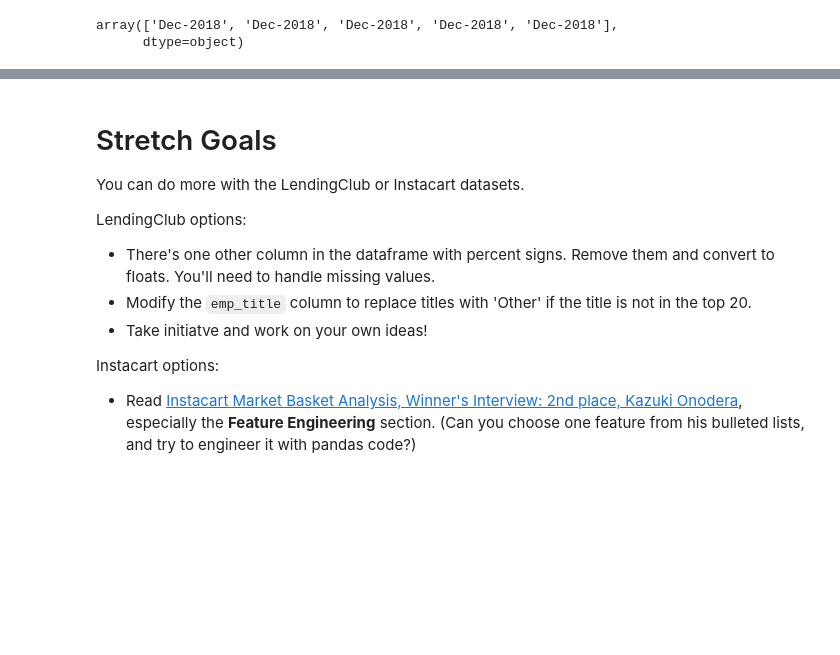
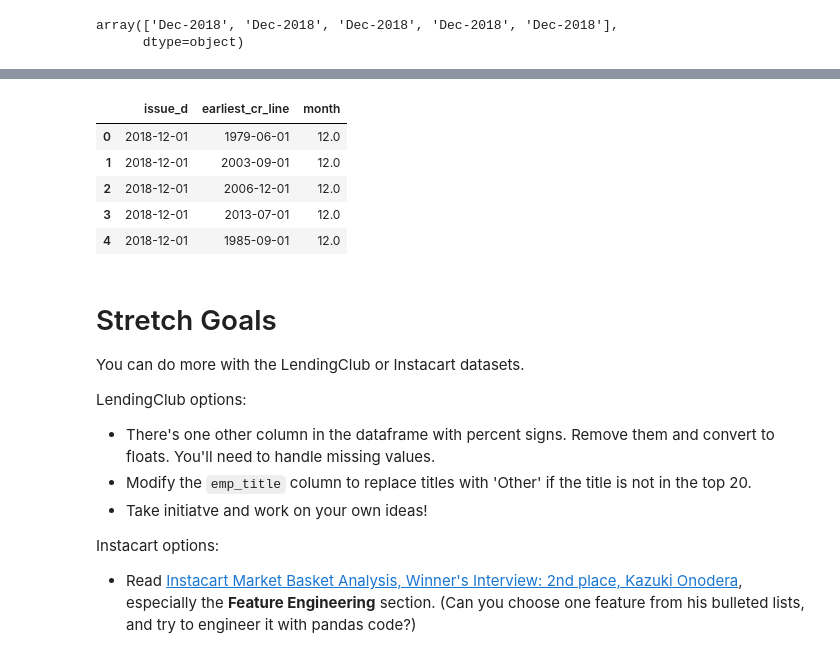
Before and after one commit to Elmira42/DS-Unit-1-Sprint-1-Data-Wrangling-and-Storytelling, a Jupyter notebook: Copy_of_LS_DS_112_Make_Features_Assignment.ipynb, the cells around one changed output, grey strips where cells are left out. Cells and saved outputs as stored; diff of their text form; code cells hidden in the pictures; blank space fills up the shorter version.

```diff
--- a/Copy_of_LS_DS_112_Make_Features_Assignment.ipynb
+++ b/Copy_of_LS_DS_112_Make_Features_Assignment.ipynb
@@ -335,6 +335,7 @@ import pandas as pd
 # %%
 col = 'issue_d'
 # %%
-df = '/LoanStats_2018Q4.csv'
-df = pd.read_csv(file, sep = ',', parse_dates= [col],encoding='issue_d', usecols= ['Date', 'ids'],)
-df['Month'] = df['Date'].dt.month
+file_path = 'LoanStats_2018Q4.csv'
+df = pd.read_csv(file_path, sep = ',', header=1, usecols=['issue_d', 'earliest_cr_line'] )
+#df = df[['issue_d', 'earliest_cr_line']]
+#df['Month'] = df['Date'].dt.month
@@ -346,0 +351,3 @@ AttributeError: ignored
+# %%
+df['issue_d'] = pd.to_datetime(df['issue_d'],infer_datetime_format=True)
+df['earliest_cr_line'] = pd.to_datetime(df['earliest_cr_line'],infer_datetime_format=True)
@@ -347,3 +369,15 @@ AttributeError: ignored
+# %%
+month = df['issue_d'].dt.year
+df['month'] = df['issue_d'].dt.month
+# %%
+df.head()
+# %% [output]
+|  | issue_d | earliest_cr_line | month |
+| 0 | 2018-12-01 | 1979-06-01 | 12.0 |
+| 1 | 2018-12-01 | 2003-09-01 | 12.0 |
+| 2 | 2018-12-01 | 2006-12-01 | 12.0 |
+| 3 | 2018-12-01 | 2013-07-01 | 12.0 |
+| 4 | 2018-12-01 | 1985-09-01 | 12.0 |
 # %% [markdown]
 # Stretch Goals
 
```
Also changed, not shown: parts of 4 cells of this notebook.
